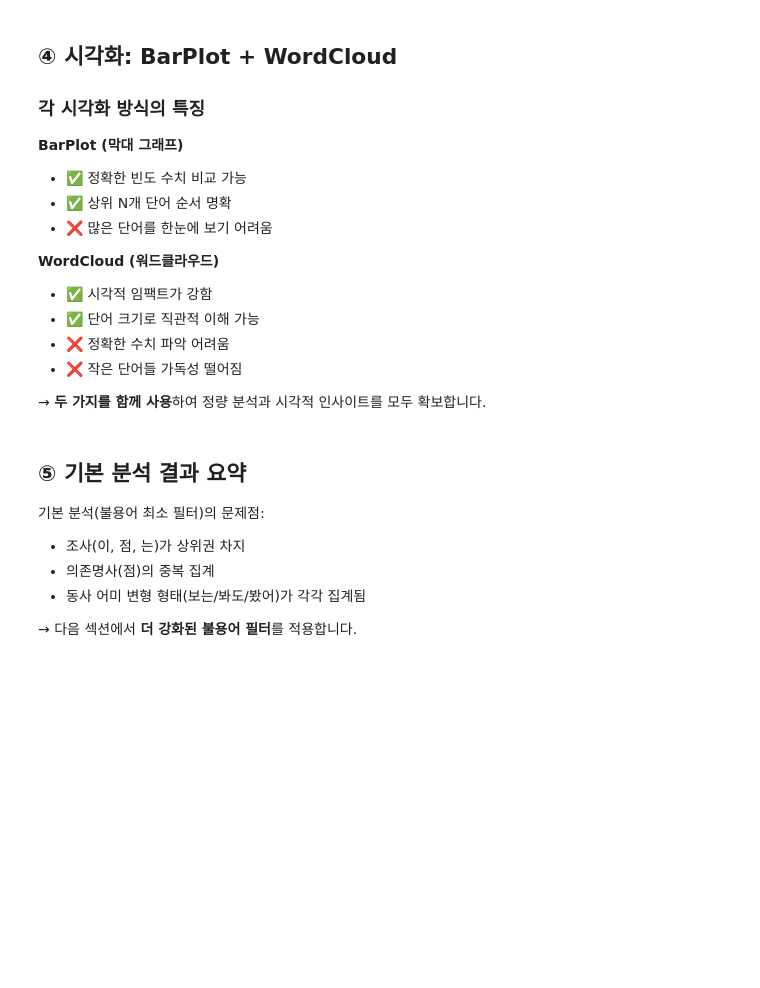
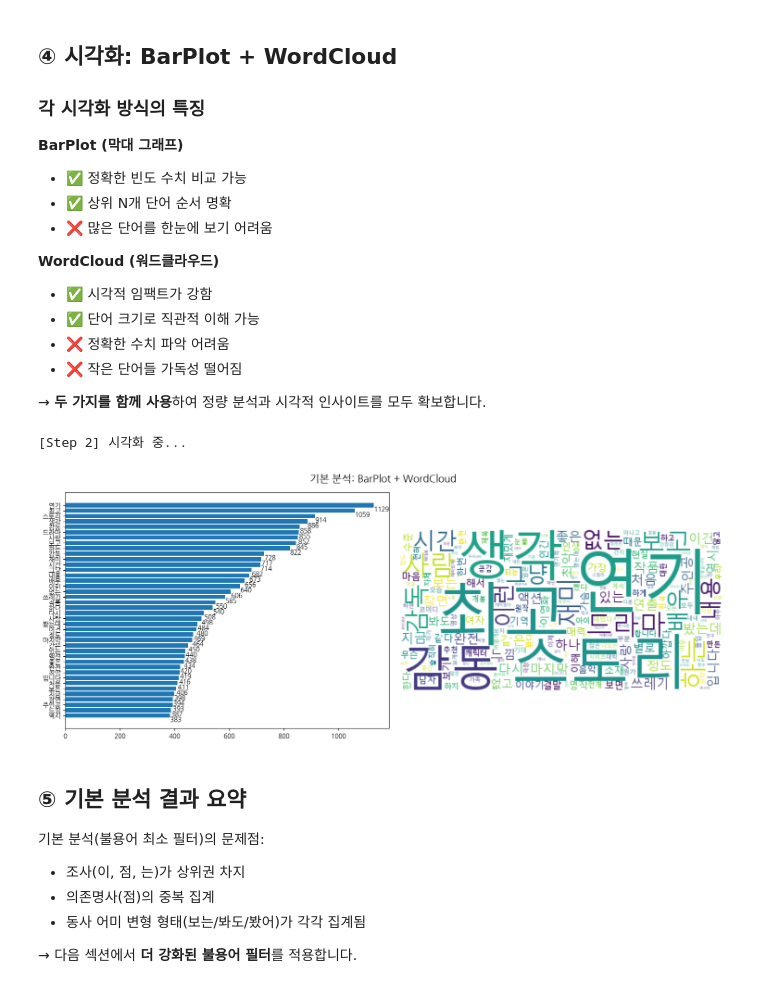
Before and after one commit to surf7978/transformer4-assignment, a Jupyter notebook: transformer4_실습/lab1_korean_movie_review_analysis/lab1_korean_movie_review_analysis.ipynb, the cells around one changed output. Drawn from its saved outputs; the diff is of its cells as text; code cells hidden in the pictures; blank space fills up the shorter version.

```diff
--- a/transformer4_실습/lab1_korean_movie_review_analysis/lab1_korean_movie_review_analysis.ipynb
+++ b/transformer4_실습/lab1_korean_movie_review_analysis/lab1_korean_movie_review_analysis.ipynb
@@ -178,10 +237,20 @@ def tokenize_and_count(
     #    - pos가 allowed_pos에 없으면 (품사 필터)
     #    - morpheme이 stopwords에 있으면 (불용어 필터)
     #    - len(morpheme)이 min_length보다 작으면 (길이 필터)
+
     # 4. 조건을 통과한 morpheme만 tokens에 추가하세요
     # 5. Counter(tokens)로 빈도를 계산해 반환하세요
     #    (min_freq는 이 함수 밖에서 필요 시 후처리에 사용됩니다)
-    pass
+    tokens = []
+    for sent in sentences:
+        pos_list = okt.pos(sent)
+
+        for morpheme, pos in pos_list:
+            if pos not in allowed_pos or morpheme in stopwords or len(morpheme) < min_length:
+                continue
+
+            tokens.append(morpheme)
+    return Counter(tokens)
 
 # 기본 불용어 설정
 BASIC_STOPWORDS = {
@@ -259,37 +348,66 @@ save_top_tokens(counter, TOP_N, OUTPUT_DIR / "basic_top_tokens.txt")
 def plot_barplot_wordcloud(
     counter: Counter,
     top_n: int,
-    # font_path: str,  # koreanize_matplotlib이 자동 처리
+    #font_path: str,  # koreanize_matplotlib이 자동 처리
     title: str,
     mask_path: Path = None
 ) -> None:
     """
     상위 N개 단어를 BarPlot과 WordCloud로 시각화합니다.
 
     Args:
         counter: 단어 빈도 Counter
         top_n: 표시할 상위 N개
         font_path: 한글 폰트 경로
         title: 그래프 제목
         mask_path: WordCloud 마스크 이미지 경로 (선택사항)
     """
     # TODO: 아래 순서대로 구현하세요
     # 1. counter.most_common(top_n)에서 단어 리스트(words)와 빈도 리스트(freqs)를 추출하세요
     # 2. plt.subplots(1, 2, figsize=(15, 6))로 1행 2열 서브플롯을 만들고
     #    fig.suptitle(title, ...)로 전체 제목을 다세요
     # 3. [왼쪽 axes[0]] ax1.barh(...)로 가로 막대그래프를 그리고, y축 눈금에 단어를 표시하고
     #    (set_yticks/set_yticklabels), ax1.invert_yaxis()로 상위 단어가 위로 오게 하세요.
     #    각 막대 옆에 ax1.text(...)로 빈도 수치를 표시하세요
     # 4. [오른쪽 axes[1]] mask_path가 주어지고 존재하면 np.array(Image.open(mask_path))로
     #    마스크 배열을 만드세요. WordCloud(background_color='white', mask=mask_array, ...)
     #    .generate_from_frequencies(counter)로 워드클라우드를 생성해 ax2.imshow(...)로 표시하세요
     # 5. plt.tight_layout() 후 OUTPUT_DIR에 f"{title.replace(' ', '_')}.png" 이름으로
     #    plt.savefig(save_path, dpi=150, bbox_inches='tight')로 저장하고 plt.show()를 호출하세요
-    pass
+    words, freqs = zip(*counter.most_common(top_n))
+    fig, axes = plt.subplots(1, 2, figsize=(15, 6))
+    fig.suptitle(title, fontsize=16)
+
+    ax1 = axes[0]
+    ax1.barh(words, freqs)
+    ax1.set_yticks(range(top_n))
+    ax1.set_yticklabels(words)
+    ax1.invert_yaxis()
+
+    for i, (word, freq) in enumerate(zip(words, freqs), 1):
+        ax1.text(freq + 1, i - 0.25, str(freq), va='center')
+
+    ax2 = axes[1]
+    if mask_path and mask_path.exists():
+        mask = np.array(Image.open(mask_path))
+        wordcloud = WordCloud(background_color='white', font_path=FONT_PATH, mask=mask).generate_from_frequencies(counter)
+    else:
+        wordcloud = WordCloud(background_color='white', font_path=FONT_PATH).generate_from_frequencies(counter)
+
+    ax2.imshow(wordcloud, interpolation='bilinear')
+    ax2.axis('off')
+
+    save_path = OUTPUT_DIR / f"{title.replace(' ', '_')}.png"
+    plt.tight_layout()
+    plt.savefig(save_path, dpi=150, bbox_inches='tight')
+    plt.show()
 
 # 기본 분석 시각화
 print("[Step 2] 시각화 중...")
-plot_barplot_wordcloud(counter, TOP_N, FONT_PATH, "기본 분석: BarPlot + WordCloud")
+plot_barplot_wordcloud(counter, TOP_N, "기본 분석: BarPlot + WordCloud")
+# %% [output]
+[Step 2] 시각화 중...
+[figure, added]
 # %% [markdown]
 ## ⑤ 기본 분석 결과 요약
 
```
Also changed, not shown: parts of 12 cells of this notebook, 4 other files.
